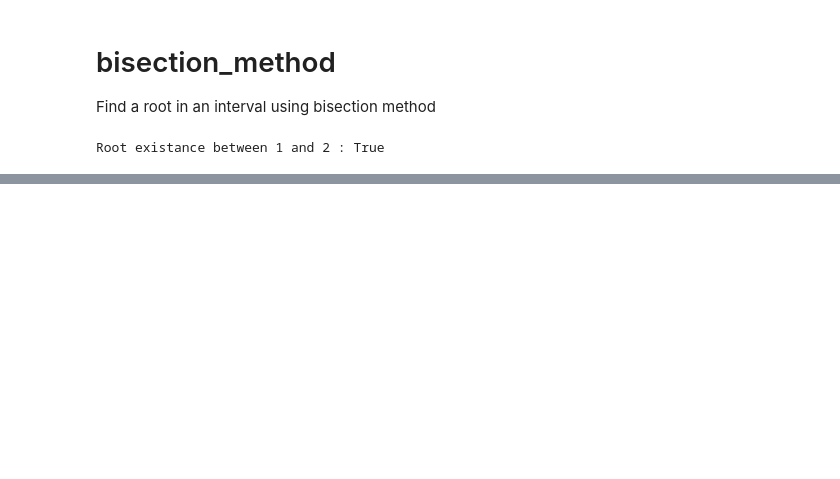
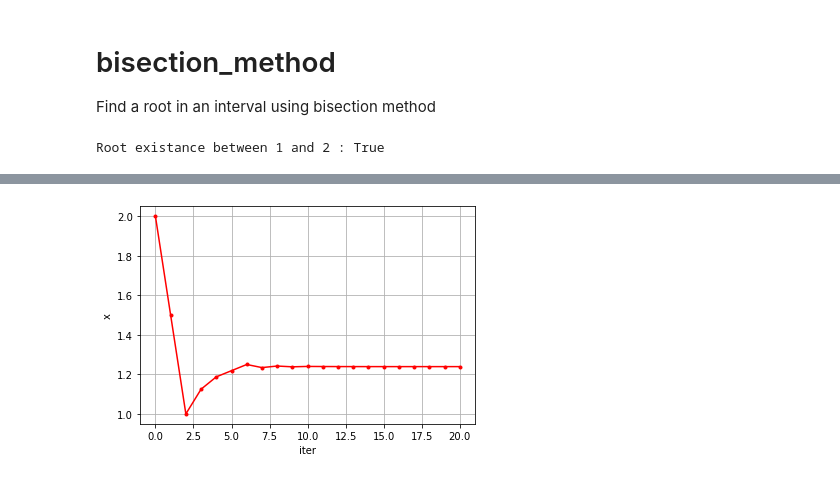
Before and after one commit to dudung/py-jupyter-nb, a Jupyter notebook: src/nummeth/root_finding/bisection_method.ipynb, the cells around one changed output, grey strips where cells are left out. Saved outputs shown, nothing was run; the diff lists cells and outputs as text; code cells hidden in the pictures; blank space fills up the shorter version.

```diff
--- a/src/nummeth/root_finding/bisection_method.ipynb
+++ b/src/nummeth/root_finding/bisection_method.ipynb
@@ -80,0 +102,8 @@ print(xroot)
+# %%
+plt.grid()
+plt.xlabel("iter")
+plt.ylabel("x")
+plt.plot(xroot, 'r.-')
+plt.show()
+# %% [output]
+[figure, added]
```
Also changed, not shown: parts of 6 cells of this notebook, 3 other files.
